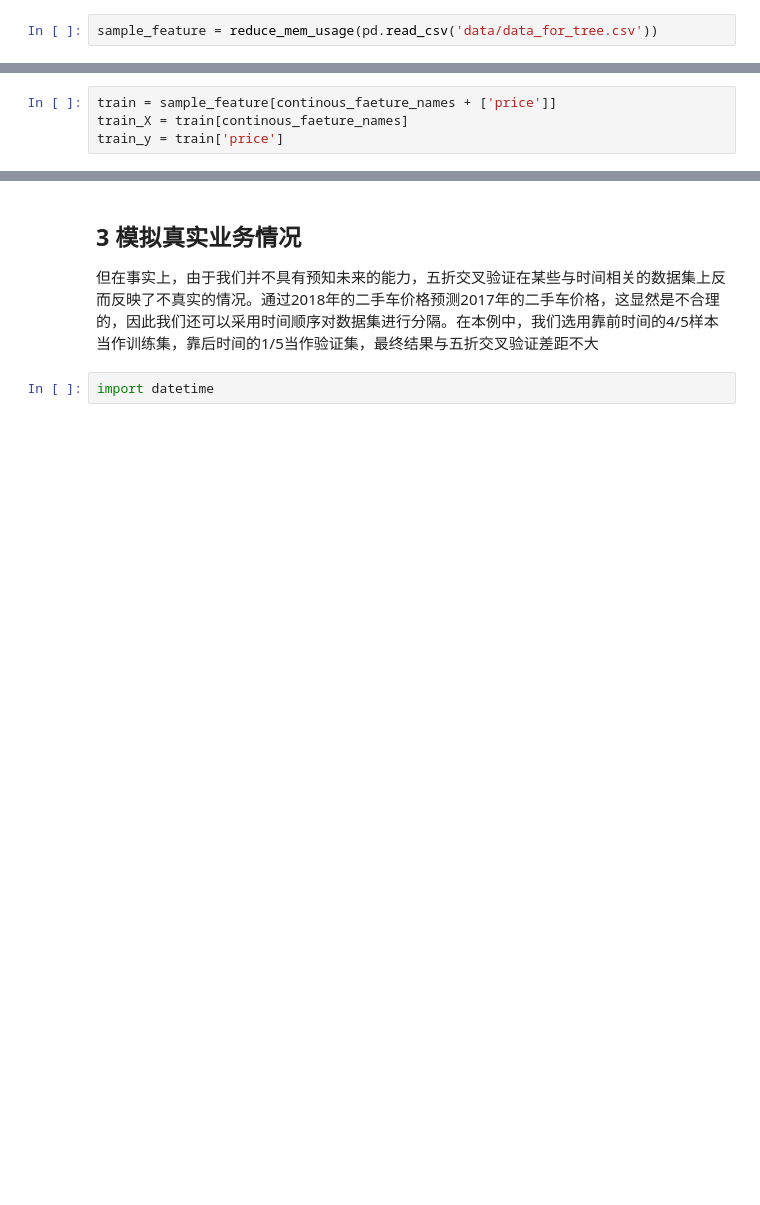
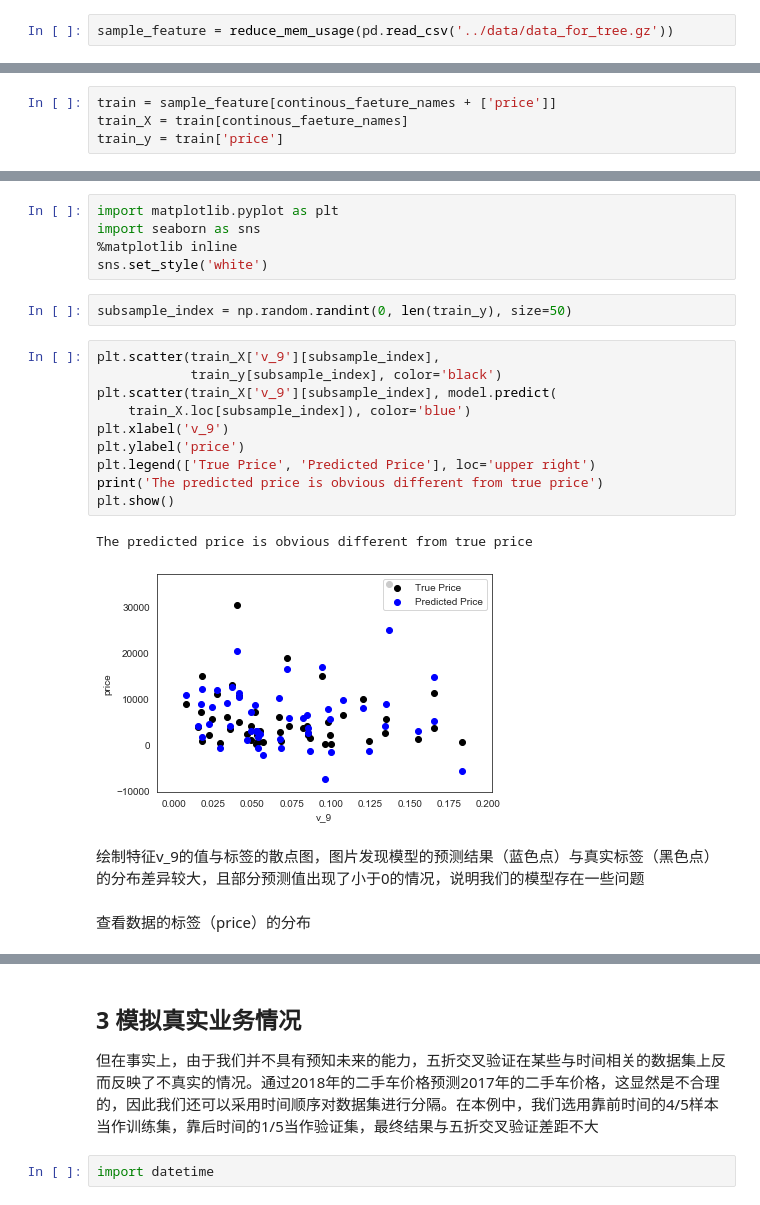
Before and after one commit to samprasgit/Learn_ML_in_Python, a Jupyter notebook: 数据竞赛学习/二手车价格预测/code/Task4 建模调参.ipynb, the cells around one changed output, grey strips where cells are left out. Cells and saved outputs as stored; diff of their text form; blank space fills up the shorter version.

```diff
--- a/数据竞赛学习/二手车价格预测/code/Task4 建模调参.ipynb
+++ b/数据竞赛学习/二手车价格预测/code/Task4 建模调参.ipynb
@@ -44,5 +44,5 @@ def reduce_mem_usage(df):
         100 * (start_mem - end_mem) / start_mem))
     return df
 # %%
-sample_feature = reduce_mem_usage(pd.read_csv('data/data_for_tree.csv'))
+sample_feature = reduce_mem_usage(pd.read_csv('../data/data_for_tree.gz'))
 # %% [output]
@@ -139,0 +158,24 @@ train_y = train['price']
+# %%
+import matplotlib.pyplot as plt
+import seaborn as sns
+%matplotlib inline
+sns.set_style('white')
+# %%
+subsample_index = np.random.randint(0, len(train_y), size=50)
+# %%
+plt.scatter(train_X['v_9'][subsample_index],
+            train_y[subsample_index], color='black')
+plt.scatter(train_X['v_9'][subsample_index], model.predict(
+    train_X.loc[subsample_index]), color='blue')
+plt.xlabel('v_9')
+plt.ylabel('price')
+plt.legend(['True Price', 'Predicted Price'], loc='upper right')
+print('The predicted price is obvious different from true price')
+plt.show()
+# %% [output]
+The predicted price is obvious different from true price
+[figure, added]
+# %% [markdown]
+绘制特征v_9的值与标签的散点图，图片发现模型的预测结果（蓝色点）与真实标签（黑色点）的分布差异较大，且部分预测值出现了小于0的情况，说明我们的模型存在一些问题
+# %% [markdown]
+查看数据的标签（price）的分布
```
Also changed, not shown: parts of 33 cells of this notebook, 3 other files.
